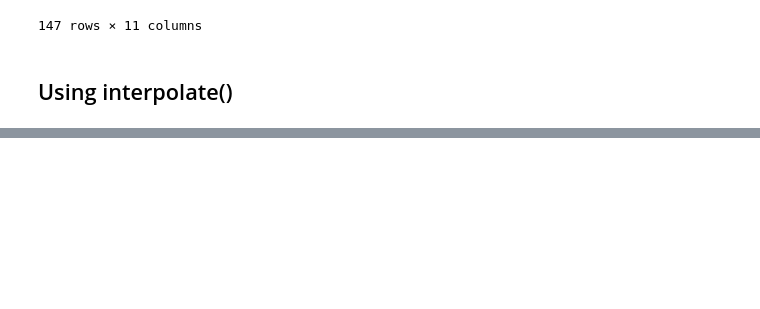
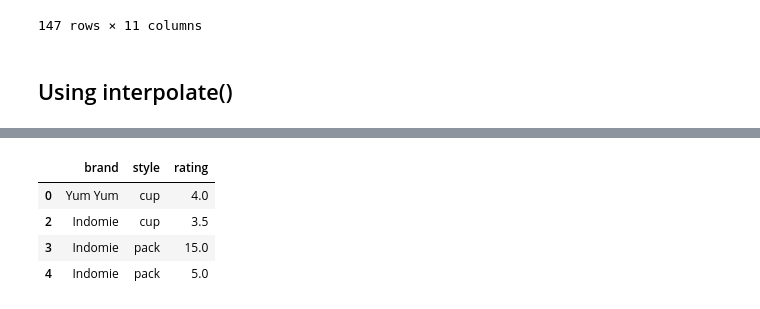
Before and after one commit to Ronaldonyagaka/data_cleaning, a Jupyter notebook: cleaning.ipynb, the cells around one changed output, grey strips where cells are left out. Cells and saved outputs as stored; diff of their text form; code cells hidden in the pictures; blank space fills up the shorter version.

```diff
--- a/cleaning.ipynb
+++ b/cleaning.ipynb
@@ -314,0 +335,8 @@ students['balance'] =  students['balance'].interpolate( method= 'linear')
+# %%
+df.drop_duplicates(keep = 'first') # recommended use of duplicates first or  last since removes all duplicates without retaining anything.
+# %% [output]
+|  | brand | style | rating |
+| 0 | Yum Yum | cup | 4.0 |
+| 2 | Indomie | cup | 3.5 |
+| 3 | Indomie | pack | 15.0 |
+| 4 | Indomie | pack | 5.0 |
```
Also changed, not shown: parts of 11 cells of this notebook.
